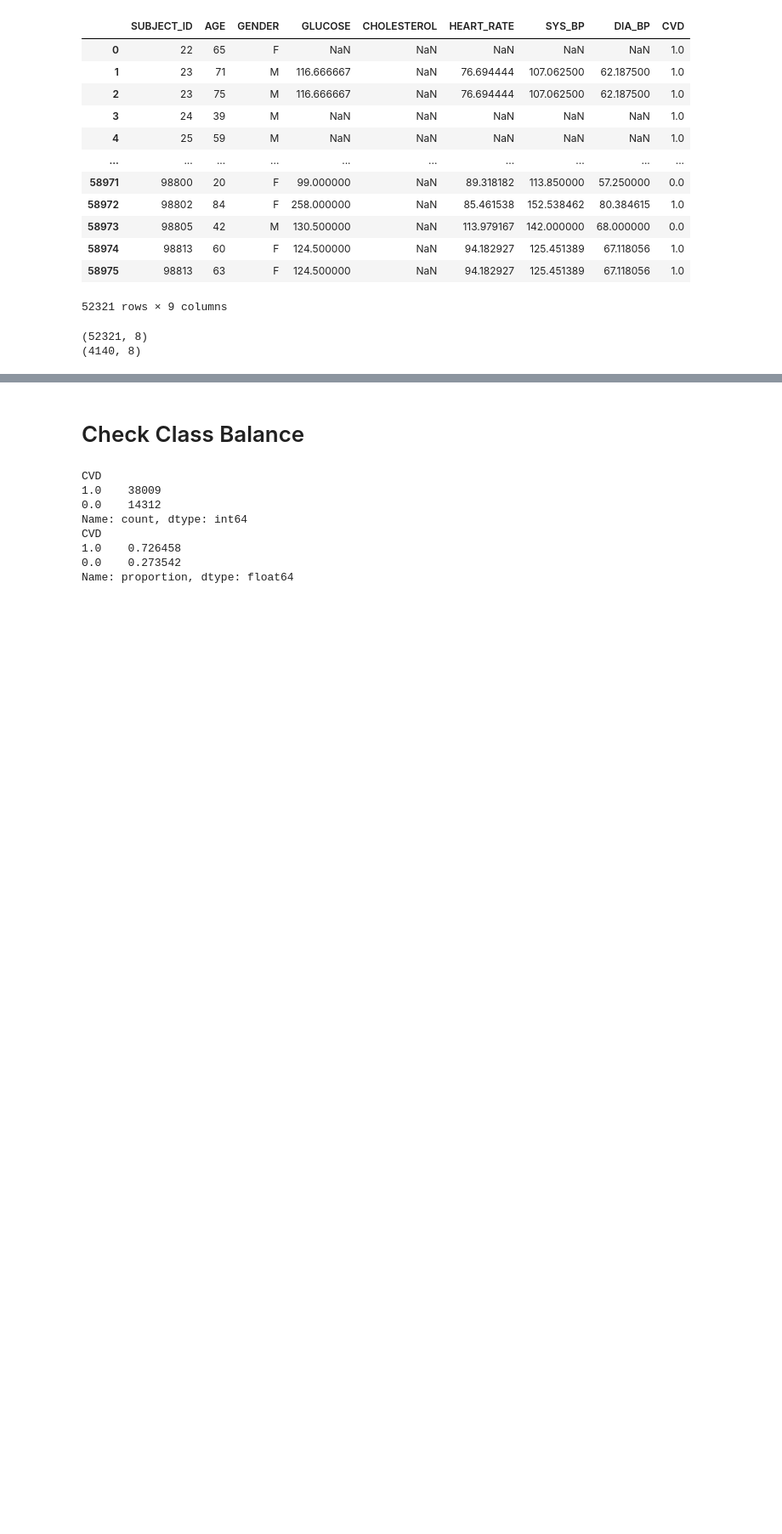
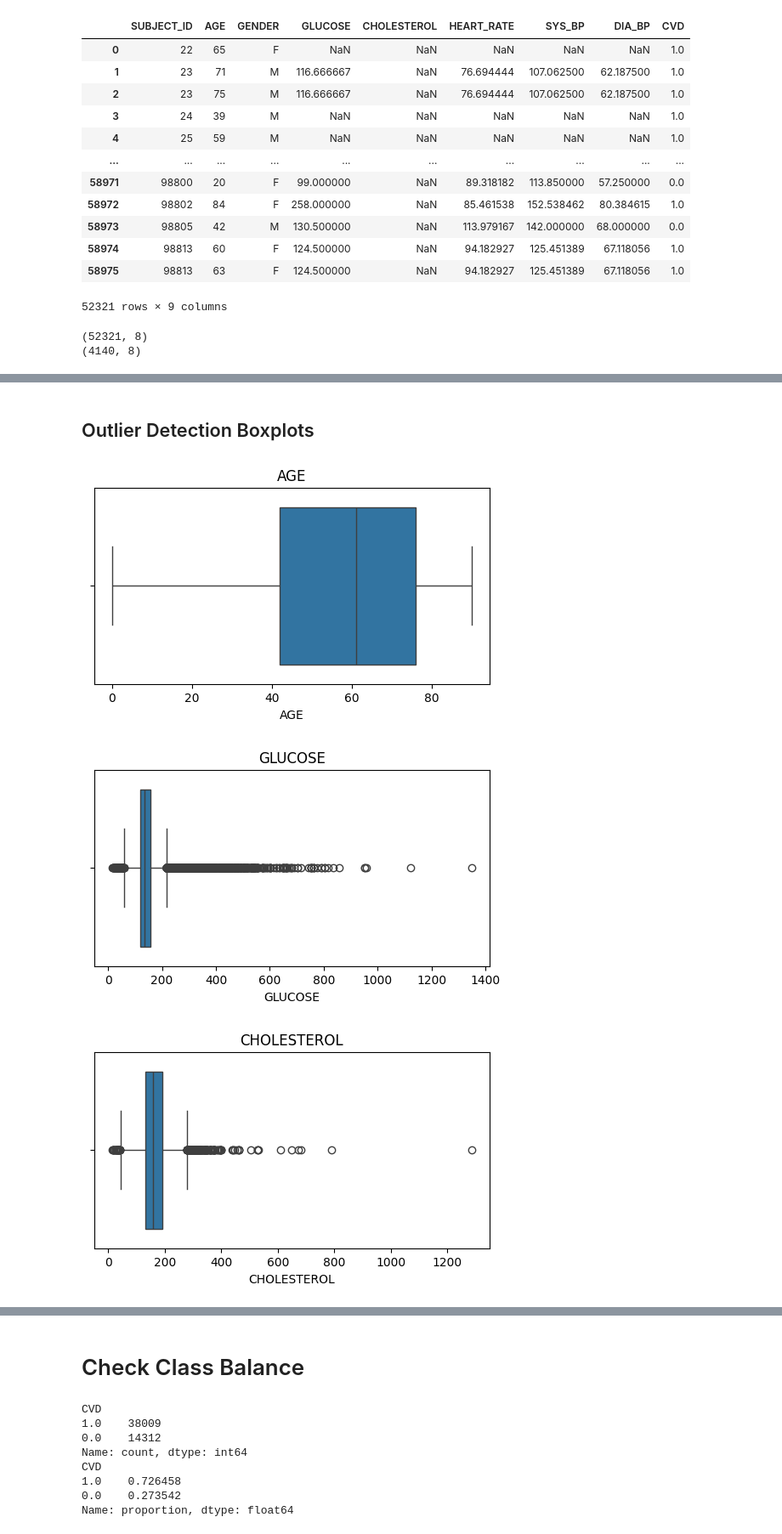
Before and after one commit to mynameisnitya/Federated-LEarning-for-CVD-Prediction, a Jupyter notebook: 01_MIMIC_Exploration_CVD.ipynb, the cells around one changed output, grey strips where cells are left out. Shown at 85% size. Cells and saved outputs as stored; diff of their text form; code cells hidden in the pictures; blank space fills up the shorter version.

```diff
--- a/01_MIMIC_Exploration_CVD.ipynb
+++ b/01_MIMIC_Exploration_CVD.ipynb
@@ -623,0 +636,11 @@ final_df["GENDER"] = final_df["GENDER"].map({"M":1,"F":0})
+# %%
+numeric_cols = [
+    "AGE",
+    "GLUCOSE",
+    "CHOLESTEROL",
+    "HEART_RATE",
+    "SYS_BP",
+    "DIA_BP"
+]
+
+final_df[numeric_cols].describe()
@@ -623,0 +657,18 @@ final_df["GENDER"] = final_df["GENDER"].map({"M":1,"F":0})
+# %% [markdown]
+## Outlier Detection Boxplots
+# %%
+for col in numeric_cols:
+
+    plt.figure(figsize=(6,3))
+
+    sns.boxplot(
+        x=final_df[col]
+    )
+
+    plt.title(col)
+
+    plt.show()
+# %% [output]
+[figure, added]
+[figure, added]
+[figure, added]
```
Also changed, not shown: parts of 33 cells of this notebook.
